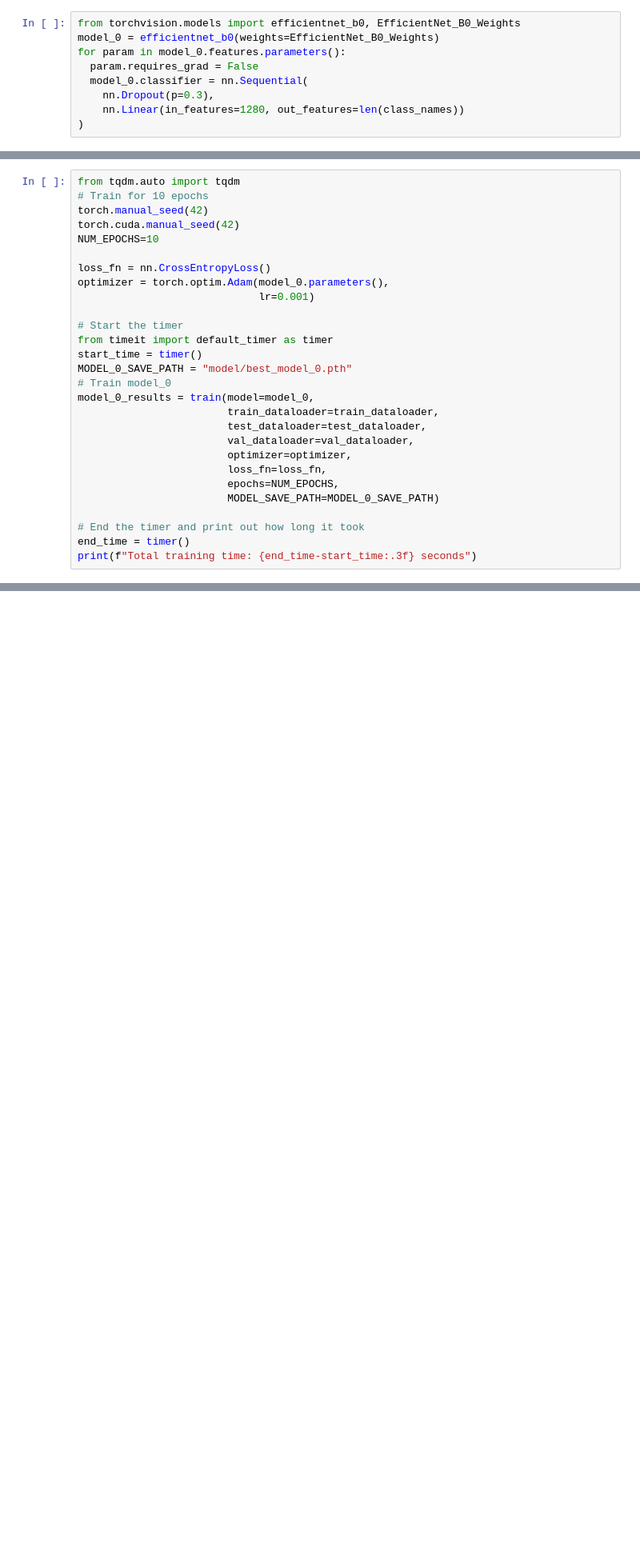
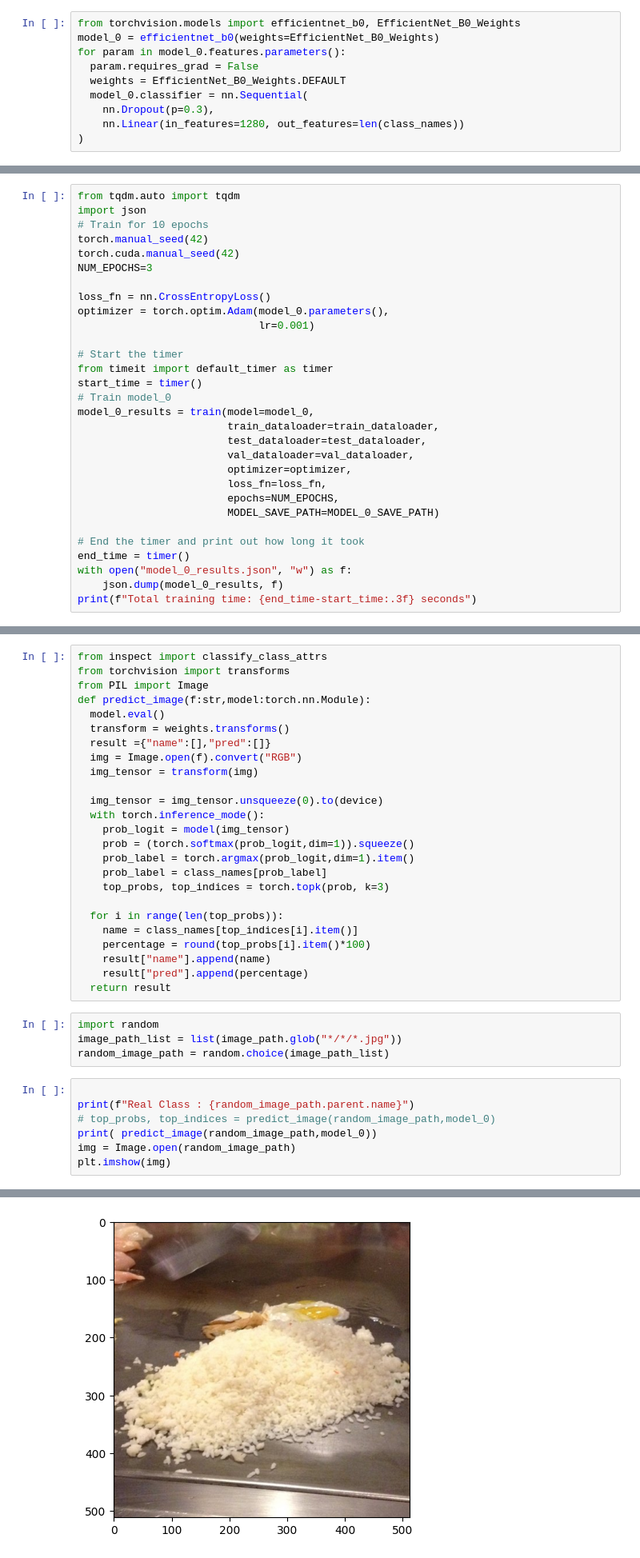
Before and after one commit to AvisarBhandari/Ml, a Jupyter notebook: Transfer Learning/07_transfer_learning_foodvision.ipynb, the cells around one changed output, grey strips where cells are left out. Shown at 80% size. Cells and saved outputs as stored; diff of their text form; blank space fills up the shorter version.

Commit message:
added 'predict_image' methord

```diff
--- a/Transfer Learning/07_transfer_learning_foodvision.ipynb
+++ b/Transfer Learning/07_transfer_learning_foodvision.ipynb
@@ -346,6 +346,7 @@ from torchvision.models import efficientnet_b0, EfficientNet_B0_Weights
 model_0 = efficientnet_b0(weights=EfficientNet_B0_Weights)
 for param in model_0.features.parameters():
   param.requires_grad = False
+  weights = EfficientNet_B0_Weights.DEFAULT
   model_0.classifier = nn.Sequential(
     nn.Dropout(p=0.3),
     nn.Linear(in_features=1280, out_features=len(class_names))
@@ -355,9 +356,10 @@ Downloading: "https://download.pytorch.org/models/efficientnet_b0_rwightman-7f58
 # %%
 from tqdm.auto import tqdm
+import json
 # Train for 10 epochs
 torch.manual_seed(42)
 torch.cuda.manual_seed(42)
-NUM_EPOCHS=10
+NUM_EPOCHS=3
 
 loss_fn = nn.CrossEntropyLoss()
 optimizer = torch.optim.Adam(model_0.parameters(),
@@ -366,7 +368,6 @@ optimizer = torch.optim.Adam(model_0.parameters(),
 # Start the timer
 from timeit import default_timer as timer
 start_time = timer()
-MODEL_0_SAVE_PATH = "model/best_model_0.pth"
 # Train model_0
 model_0_results = train(model=model_0,
                         train_dataloader=train_dataloader,
@@ -379,6 +380,8 @@ model_0_results = train(model=model_0,
 
 # End the timer and print out how long it took
 end_time = timer()
+with open("model_0_results.json", "w") as f:
+    json.dump(model_0_results, f)
 print(f"Total training time: {end_time-start_time:.3f} seconds")
 # %% [output]
 New Best model found (0.29419129993766546) and Saved
@@ -517,3 +521,40 @@ plt.legend()
 # %% [output]
 <matplotlib.legend.Legend at 0x...>
 [figure]
+# %%
+from inspect import classify_class_attrs
+from torchvision import transforms
+from PIL import Image
+def predict_image(f:str,model:torch.nn.Module):
+  model.eval()
+  transform = weights.transforms()
+  result ={"name":[],"pred":[]}
+  img = Image.open(f).convert("RGB")
+  img_tensor = transform(img)
+
+  img_tensor = img_tensor.unsqueeze(0).to(device)
+  with torch.inference_mode():
+    prob_logit = model(img_tensor)
+    prob = (torch.softmax(prob_logit,dim=1)).squeeze()
+    prob_label = torch.argmax(prob_logit,dim=1).item()
+    prob_label = class_names[prob_label]
+    top_probs, top_indices = torch.topk(prob, k=3)
+
+  for i in range(len(top_probs)):
+    name = class_names[top_indices[i].item()]
+    percentage = round(top_probs[i].item()*100)
+    result["name"].append(name)
+    result["pred"].append(percentage)
+  return result
+# %%
+import random
+image_path_list = list(image_path.glob("*/*/*.jpg"))
+random_image_path = random.choice(image_path_list)
+# %%
+
+print(f"Real Class : {random_image_path.parent.name}")
+# top_probs, top_indices = predict_image(random_image_path,model_0)
+print( predict_image(random_image_path,model_0))
+img = Image.open(random_image_path)
+plt.imshow(img)
+# %% [output]
@@ -519,0 +564 @@ plt.legend()
+[figure, added]
```
Also changed, not shown: parts of 7 cells of this notebook, 1 other file.
